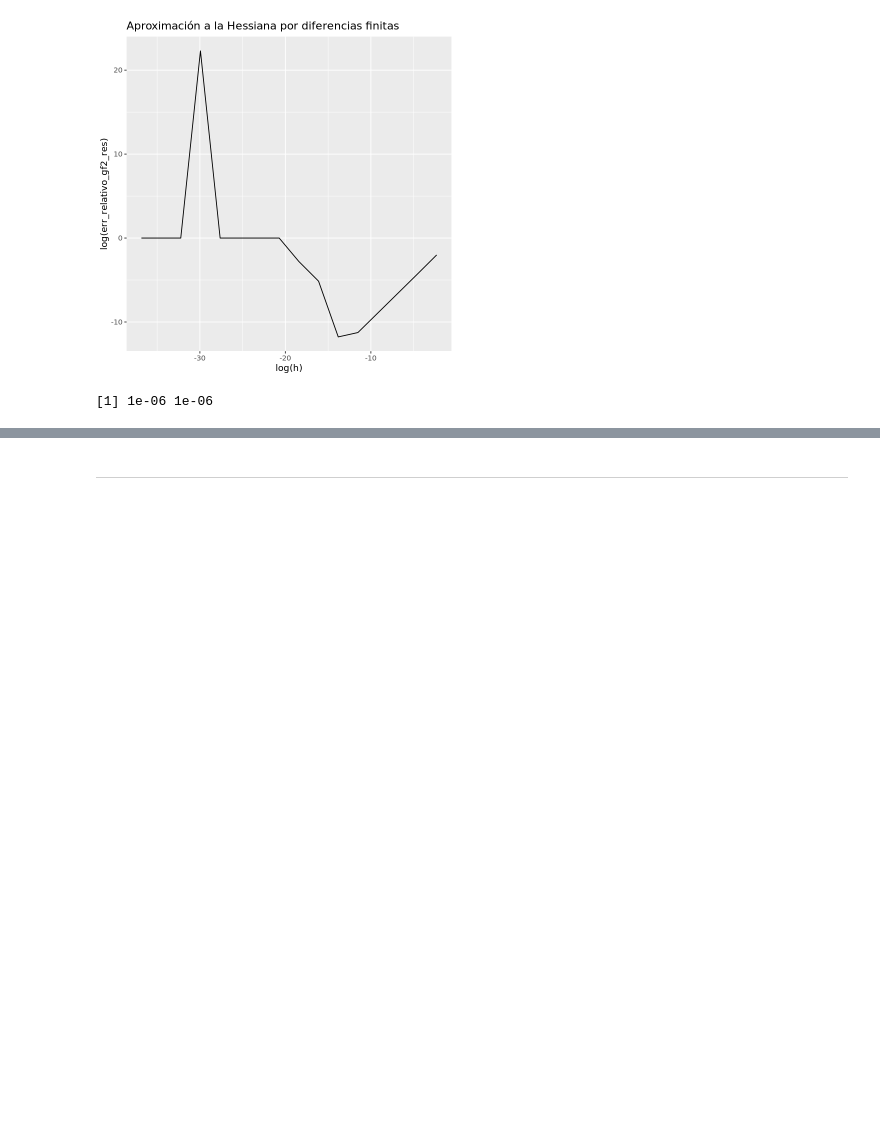
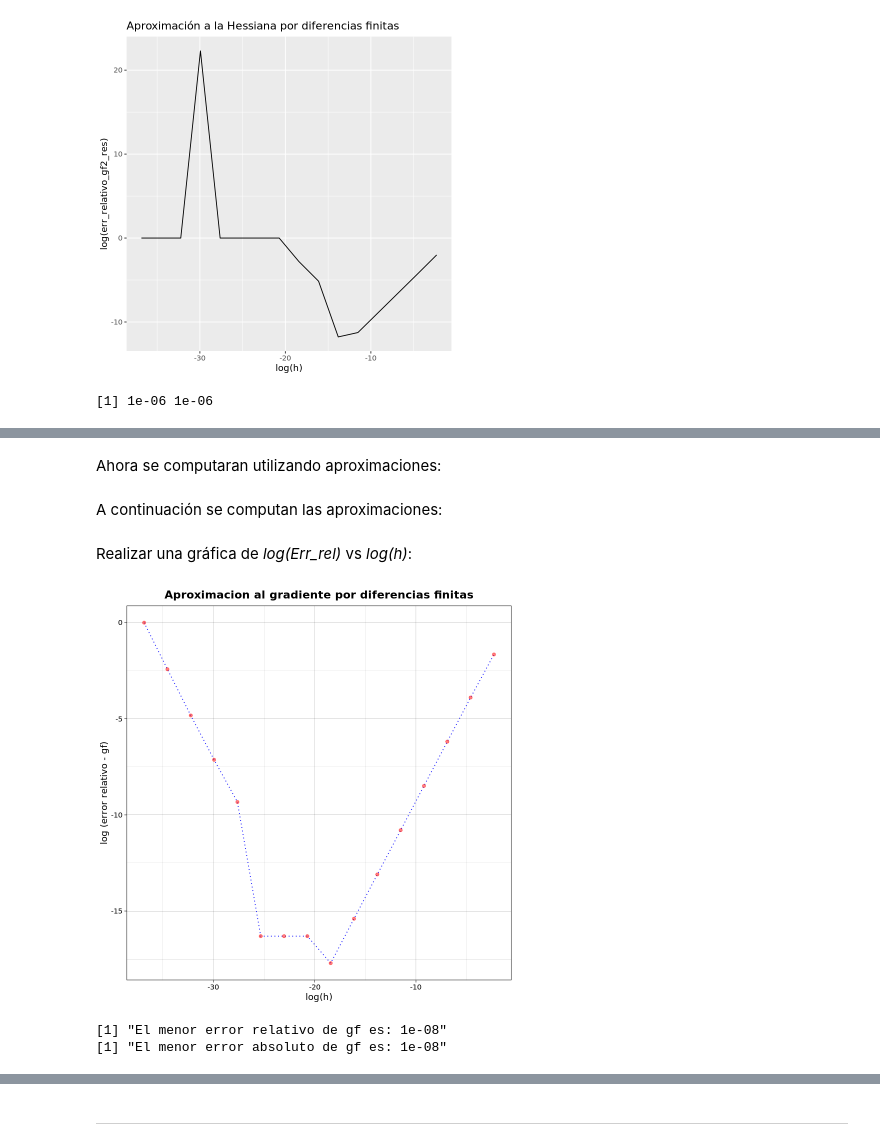
Before and after one commit to mno-2020-gh-classroom/ejercicios-de-dif-e-int-numerica-dapivei, a Jupyter notebook: 1.4.Polinomios_de_Taylor_y_diferenciacion_numerica.ipynb, the cells around one changed output, grey strips where cells are left out. Saved outputs shown, nothing was run; the diff lists cells and outputs as text; code cells hidden in the pictures; blank space fills up the shorter version.

```diff
--- a/1.4.Polinomios_de_Taylor_y_diferenciacion_numerica.ipynb
+++ b/1.4.Polinomios_de_Taylor_y_diferenciacion_numerica.ipynb
@@ -668,0 +735,2 @@ print(c(h[which.min(err_relativo_gf2_res)],h[which.min(err_absoluto_gf2_res)]))
+# %% [markdown]
+Ahora se computaran utilizando aproximaciones:
@@ -668,0 +801,45 @@ print(c(h[which.min(err_relativo_gf2_res)],h[which.min(err_absoluto_gf2_res)]))
+# %% [markdown]
+A continuación se computan las aproximaciones:
+# %%
+x_0 <- c(1, 3, -2)
+h<-10^(-1*(1:16))
+
+gf_numeric_list      <-lapply(h, gf_numeric, f=f_ej, x=x_0)
+gf2_numeric_list     <-lapply(h, gf2_numeric,f=f_ej, x=x_0)
+
+
+gf_numeric_list<-lapply (h, gf_numeric, f=f_ej, x=x_0)
+gf2_numeric_list<-lapply(h, gf2_numeric,f=f_ej, x=x_0)
+
+err_absoluto_gf1_res <-sapply(gf_numeric_list, err_absoluto, obj=grad_f(x_0))
+err_relativo_gf1_res <-sapply(gf_numeric_list, err_relativo, obj=grad_f(x_0))
+
+err_absoluto_gf2_res <-sapply(gf2_numeric_list, err_absoluto, obj=grad2_f(x_0))
+err_relativo_gf2_res <-sapply(gf2_numeric_list, err_relativo, obj=grad2_f(x_0))
+
+df_errs = data.frame(h,
+                     err_absoluto_gf1_res, err_relativo_gf1_res,
+                     err_absoluto_gf2_res, err_relativo_gf2_res)
+# %% [markdown]
+Realizar una gráfica de _log(Err_rel)_ vs _log(h)_:
+# %%
+library(ggplot2)
+
+g_gf <- ggplot(df_errs, aes(x=log(h), y=log(err_relativo_gf1_res))) +
+  geom_line(color='blue',linetype = "dotted") +
+  geom_point(alpha=0.5, color='red') +
+  labs(x = "log(h)", y = "log (error relativo - gf)",
+       title= "Aproximacion al gradiente por diferencias finitas") +
+  theme_linedraw() +
+  scale_color_grey() +
+  theme(plot.title = element_text(hjust = 0.5, face = "bold"))
+
+g_gf
+# %% [output]
+[figure, added]
+# %%
+print(paste("El menor error relativo de gf es:", h[which.min(err_relativo_gf1_res)]))
+print(paste("El menor error absoluto de gf es:", h[which.min(err_absoluto_gf1_res)]))
+# %% [output]
+[1] "El menor error relativo de gf es: 1e-08"
+[1] "El menor error absoluto de gf es: 1e-08"
```
Also changed, not shown: parts of 9 cells of this notebook.
